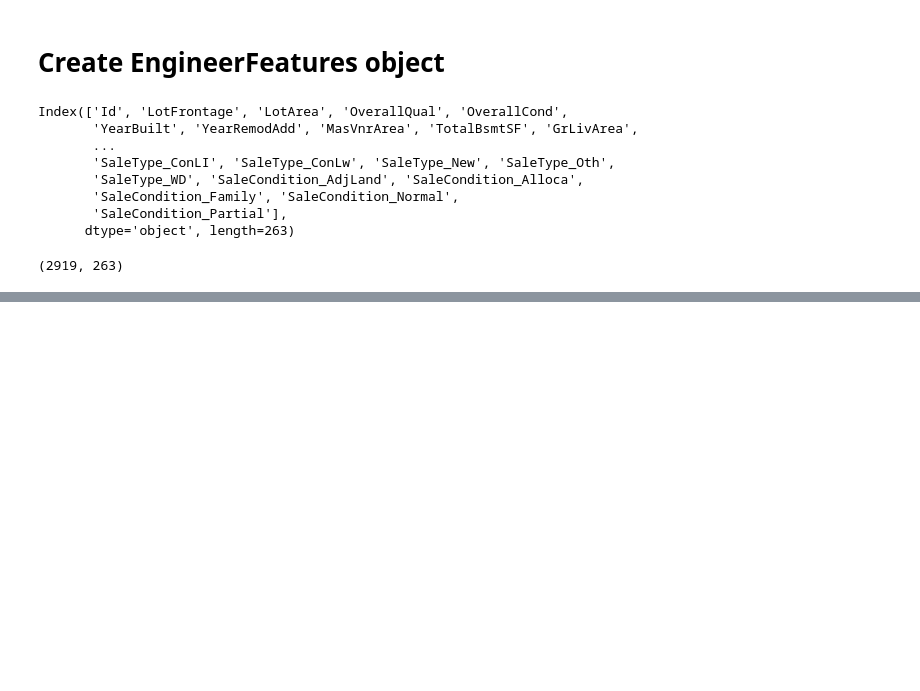
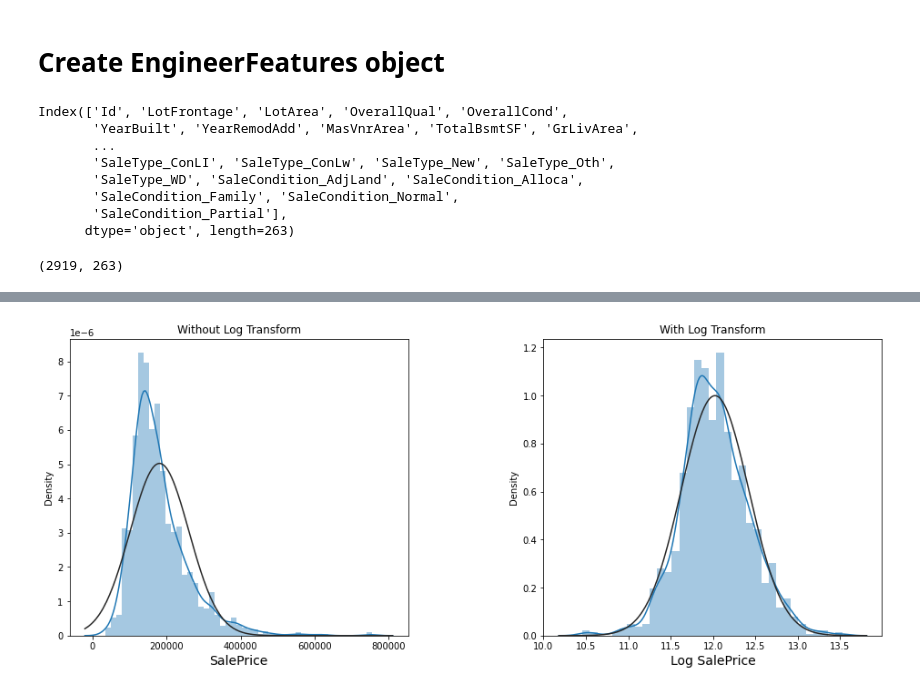
Before and after one commit to s-mushnoori/ames-housing, a Jupyter notebook: 02_FeatureEngineering.ipynb, the cells around one changed output, grey strips where cells are left out. Drawn from its saved outputs; the diff is of its cells as text; code cells hidden in the pictures; blank space fills up the shorter version.

Commit message:
Added target transformation and saved transformed target file

```diff
--- a/02_FeatureEngineering.ipynb
+++ b/02_FeatureEngineering.ipynb
@@ -345,0 +356,17 @@ dfnew.shape
+# %%
+target = df_train['SalePrice']
+# %%
+plt.figure(figsize=(16, 6))
+
+plt.subplot(1, 2, 1)
+sns.distplot(target, fit=scipy.stats.norm)
+plt.title('Without Log Transform')
+plt.xlabel('SalePrice', fontsize=14)
+
+plt.subplot(1, 2, 2)
+sns.distplot(np.log(target), fit=scipy.stats.norm)
+plt.xlabel('Log SalePrice', fontsize=14)
+plt.title('With Log Transform')
+plt.subplots_adjust(wspace=.4)
+# %% [output]
+[figure, added]
```
Also changed, not shown: parts of 2 cells of this notebook.
